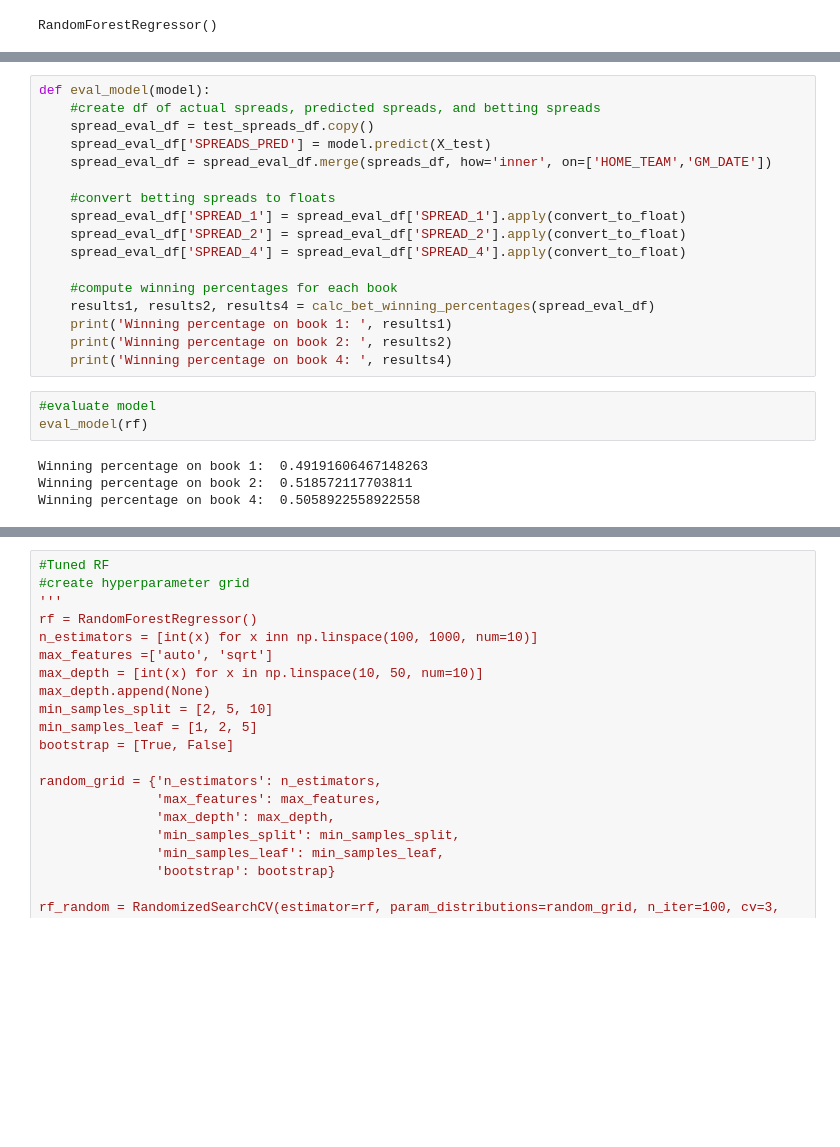
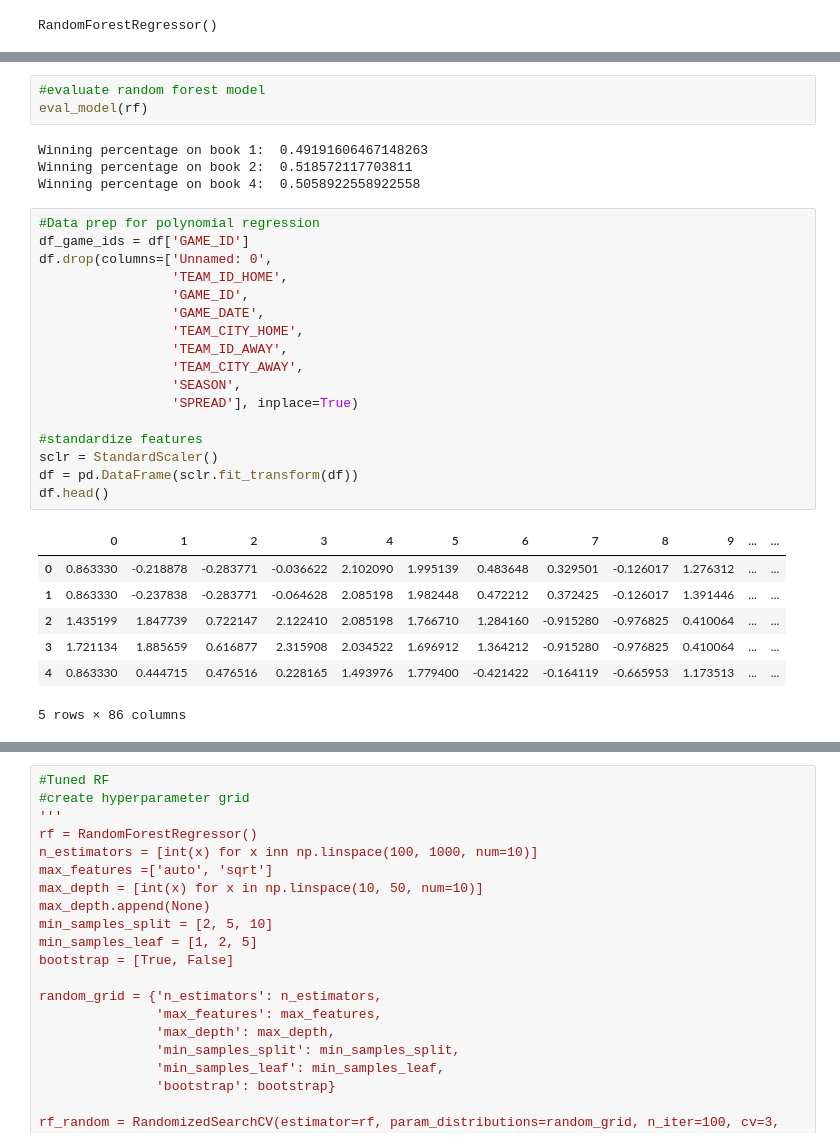
Before and after one commit to jnshzk/nba_beating_the_spread, a Jupyter notebook: models.ipynb, the cells around one changed output, grey strips where cells are left out. Saved outputs shown, nothing was run; the diff lists cells and outputs as text; blank space fills up the shorter version.

```diff
--- a/models.ipynb
+++ b/models.ipynb
@@ -173,24 +199,32 @@ def calc_bet_winning_percentages(df):
-# %%
-def eval_model(model):
-    #create df of actual spreads, predicted spreads, and betting spreads
-    spread_eval_df = test_spreads_df.copy()
-    spread_eval_df['SPREADS_PRED'] = model.predict(X_test)
-    spread_eval_df = spread_eval_df.merge(spreads_df, how='inner', on=['HOME_TEAM','GM_DATE'])
-
-    #convert betting spreads to floats
-    spread_eval_df['SPREAD_1'] = spread_eval_df['SPREAD_1'].apply(convert_to_float)
-    spread_eval_df['SPREAD_2'] = spread_eval_df['SPREAD_2'].apply(convert_to_float)
-    spread_eval_df['SPREAD_4'] = spread_eval_df['SPREAD_4'].apply(convert_to_float)
-
-    #compute winning percentages for each book
-    results1, results2, results4 = calc_bet_winning_percentages(spread_eval_df)
-    print('Winning percentage on book 1: ', results1)
-    print('Winning percentage on book 2: ', results2)
-    print('Winning percentage on book 4: ', results4)
 # %%
-#evaluate model
+#evaluate random forest model
 eval_model(rf)
 # %% [output]
 Winning percentage on book 1:  0.49191606467148263
 Winning percentage on book 2:  0.518572117703811
 Winning percentage on book 4:  0.5058922558922558
+# %%
+#Data prep for polynomial regression
+df_game_ids = df['GAME_ID']
+df.drop(columns=['Unnamed: 0',
+                 'TEAM_ID_HOME',
+                 'GAME_ID',
+                 'GAME_DATE',
+                 'TEAM_CITY_HOME',
+                 'TEAM_ID_AWAY',
+                 'TEAM_CITY_AWAY',
+                 'SEASON',
+                 'SPREAD'], inplace=True)
+
+#standardize features
+sclr = StandardScaler()
+df = pd.DataFrame(sclr.fit_transform(df))
+df.head()
+# %% [output]
+|  | 0 | 1 | 2 | 3 | 4 | 5 | 6 | 7 | 8 | 9 | ... | ... |
+| 0 | 0.863330 | -0.218878 | -0.283771 | -0.036622 | 2.102090 | 1.995139 | 0.483648 | 0.329501 | -0.126017 | 1.276312 | ... | ... |
+| 1 | 0.863330 | -0.237838 | -0.283771 | -0.064628 | 2.085198 | 1.982448 | 0.472212 | 0.372425 | -0.126017 | 1.391446 | ... | ... |
+| 2 | 1.435199 | 1.847739 | 0.722147 | 2.122410 | 2.085198 | 1.766710 | 1.284160 | -0.915280 | -0.976825 | 0.410064 | ... | ... |
+| 3 | 1.721134 | 1.885659 | 0.616877 | 2.315908 | 2.034522 | 1.696912 | 1.364212 | -0.915280 | -0.976825 | 0.410064 | ... | ... |
+| 4 | 0.863330 | 0.444715 | 0.476516 | 0.228165 | 1.493976 | 1.779400 | -0.421422 | -0.164119 | -0.665953 | 1.173513 | ... | ... |
+5 rows × 86 columns
```
Also changed, not shown: parts of 14 cells of this notebook.
